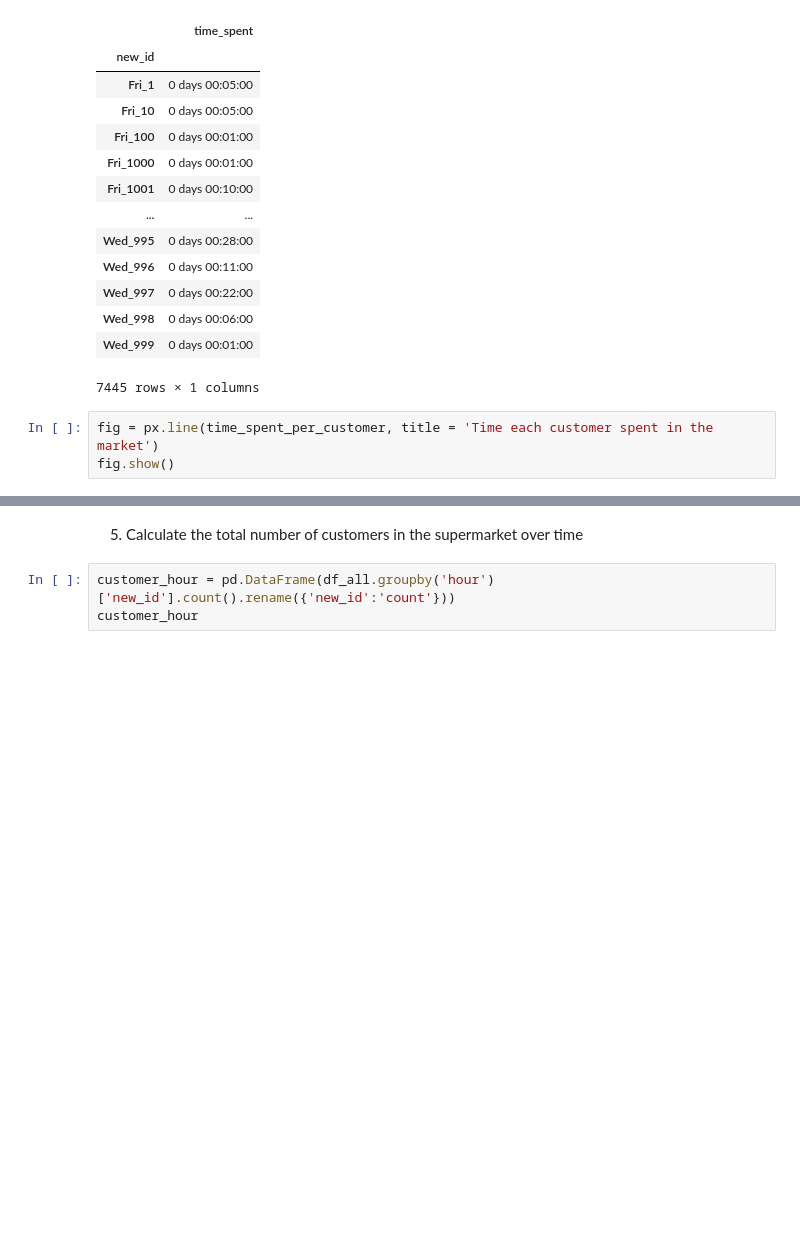
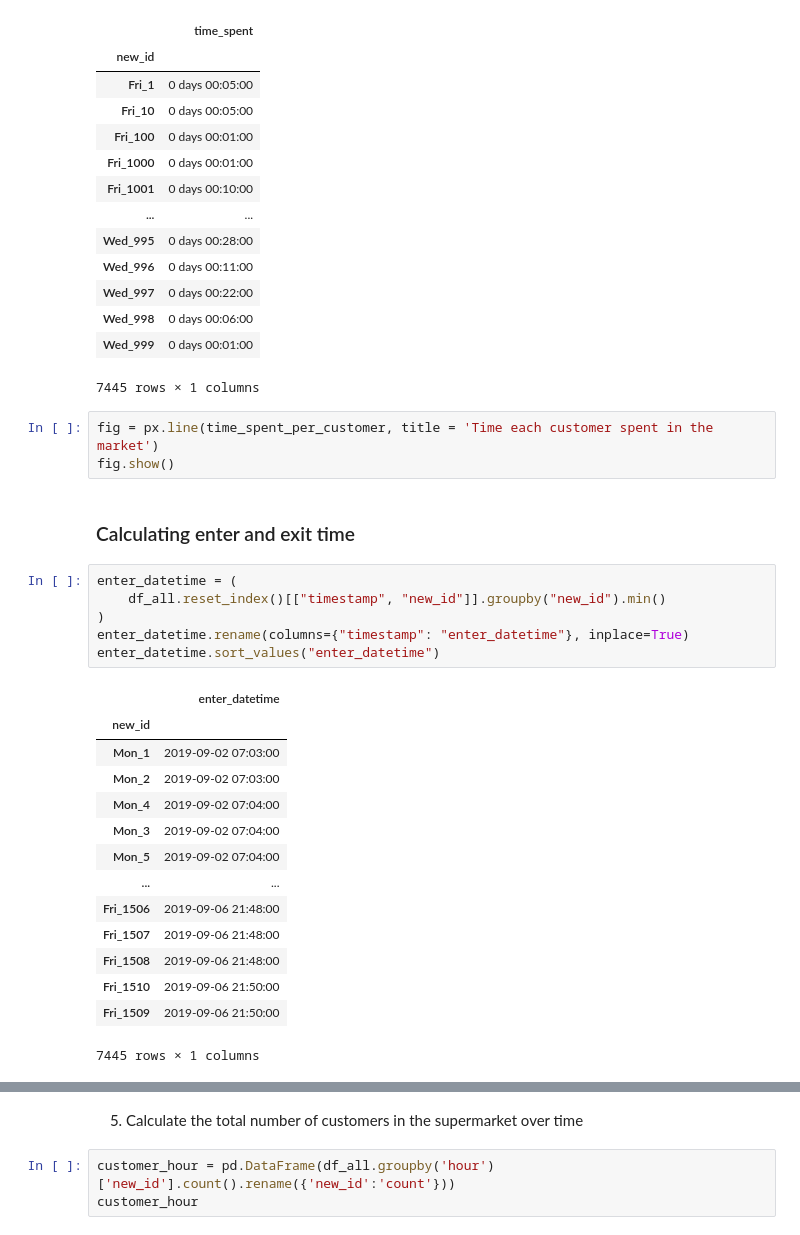
Before and after one commit to shindesimantini6/Super-Class-Simulator, a Jupyter notebook: all_data_project.ipynb, the cells around one changed output, grey strips where cells are left out. Saved outputs shown, nothing was run; the diff lists cells and outputs as text; blank space fills up the shorter version.

```diff
--- a/all_data_project.ipynb
+++ b/all_data_project.ipynb
@@ -273,3 +273,26 @@ time_spent_per_customer
 # %%
 fig = px.line(time_spent_per_customer, title = 'Time each customer spent in the market')
 fig.show()
+# %% [markdown]
+### Calculating enter and exit time
+# %%
+enter_datetime = (
+    df_all.reset_index()[["timestamp", "new_id"]].groupby("new_id").min()
+)
+enter_datetime.rename(columns={"timestamp": "enter_datetime"}, inplace=True)
+enter_datetime.sort_values("enter_datetime")
+# %% [output]
+|  | enter_datetime |
+| new_id |  |
+| Mon_1 | 2019-09-02 07:03:00 |
+| Mon_2 | 2019-09-02 07:03:00 |
+| Mon_4 | 2019-09-02 07:04:00 |
+| Mon_3 | 2019-09-02 07:04:00 |
+| Mon_5 | 2019-09-02 07:04:00 |
+| ... | ... |
+| Fri_1506 | 2019-09-06 21:48:00 |
+| Fri_1507 | 2019-09-06 21:48:00 |
+| Fri_1508 | 2019-09-06 21:48:00 |
+| Fri_1510 | 2019-09-06 21:50:00 |
+| Fri_1509 | 2019-09-06 21:50:00 |
+7445 rows × 1 columns
```
Also changed, not shown: parts of 9 cells of this notebook.
